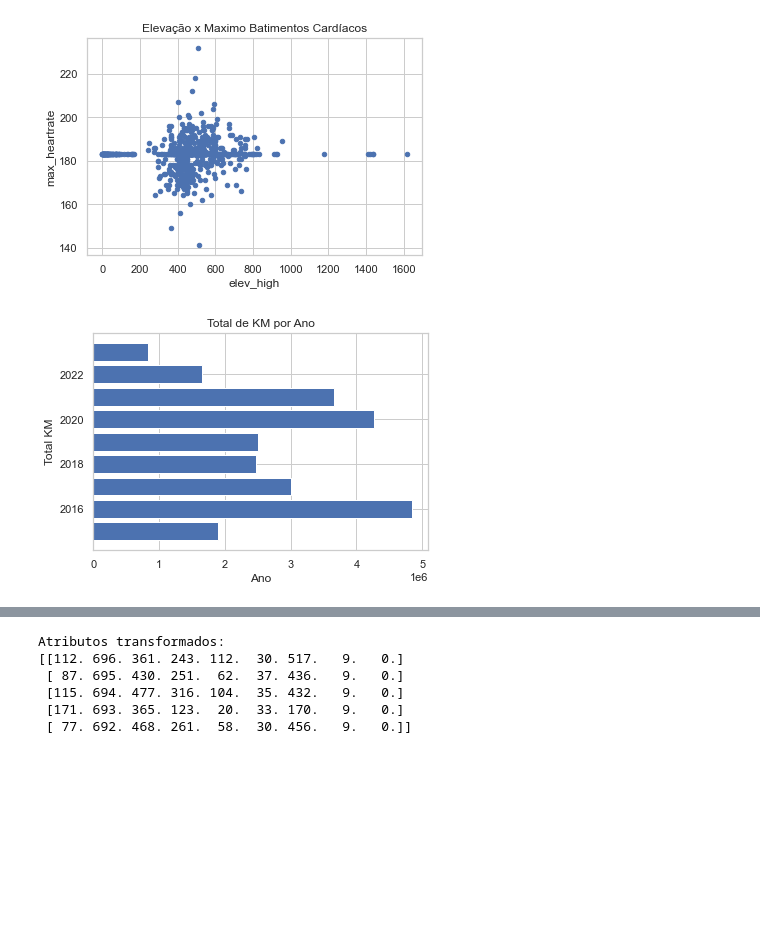
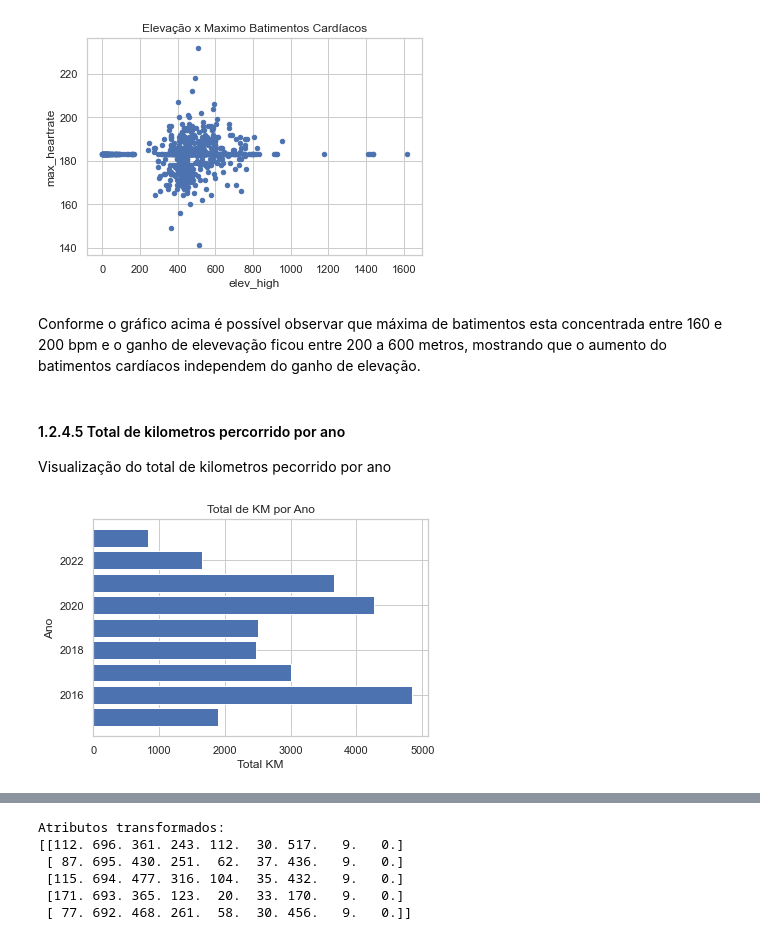
Before and after one commit to tal-rsg/2-MVP, a Jupyter notebook: mvp_analise.ipynb, the cells around one changed output, grey strips where cells are left out. Saved outputs shown, nothing was run; the diff lists cells and outputs as text; code cells hidden in the pictures; blank space fills up the shorter version.

Commit message:
ajustes pre entrega

```diff
--- a/mvp_analise.ipynb
+++ b/mvp_analise.ipynb
@@ -277,17 +302,3 @@ Com o objetivo de verificar a relação da frequencia cardiáca com o esforço d
 # criando um novo dataframe para análise considerando somente algumas colunas
 
 df_analise = df_ride.loc[:,['distance','start_date','moving_time','total_elevation_gain','average_heartrate','max_heartrate', 'elev_high']]
-# %%
-# configurando o estilo do gráfico
-sns.set(style="whitegrid")
-
-# Create box plots for all columns
-#for column in df_ride.columns:
-#    plt.figure(figsize=(4, 2))
-#    sns.boxplot(x=df_ride[column], palette="Set2")
-#    plt.title(f'Box Plot for {column}')
-#plt.show()
-
-
-sns.boxplot(x=df_analise['average_heartrate'], palette="Set2")
-plt.title('Boxplot Média Batimentos Cardiacos')
@@ -427,19 +460,25 @@ plt.title('Elevação x Maximo Batimentos Cardíacos')
 # %% [output]
 Text(0.5, 1.0, 'Elevação x Maximo Batimentos Cardíacos')
 [figure]
+# %% [markdown]
+Conforme o gráfico acima é possível observar que máxima de batimentos esta concentrada entre 160 e 200 bpm e o ganho de elevevação ficou entre 200 a 600 metros, mostrando que o aumento do batimentos cardíacos independem do ganho de elevação.
+# %% [markdown]
+#### 1.2.4.5 Total de kilometros percorrido por ano
+
+Visualização do total de kilometros pecorrido por ano
 # %%
 # sumarizando a distancia por ano
 df_analise['year'] = pd.to_datetime(df_analise['start_date']).dt.year  # Extract the year
 result = df_analise.groupby('year')['distance'].sum().reset_index(name='totalKm')
 
 # grafico distancia ano
 
 # plotando o histograma
-plt.barh(result['year'], result['totalKm'])
+plt.barh(result['year'], result['totalKm']/1000)
 
 # incluindo título do gráfico e legenda
 plt.title('Total de KM por Ano')
-plt.ylabel('Total KM')
-plt.xlabel('Ano');
+plt.ylabel('Ano')
+plt.xlabel('Total KM');
 # %% [output]
-[figure, old version]
+[figure, new version]
```
Also changed, not shown: parts of 37 cells of this notebook.
